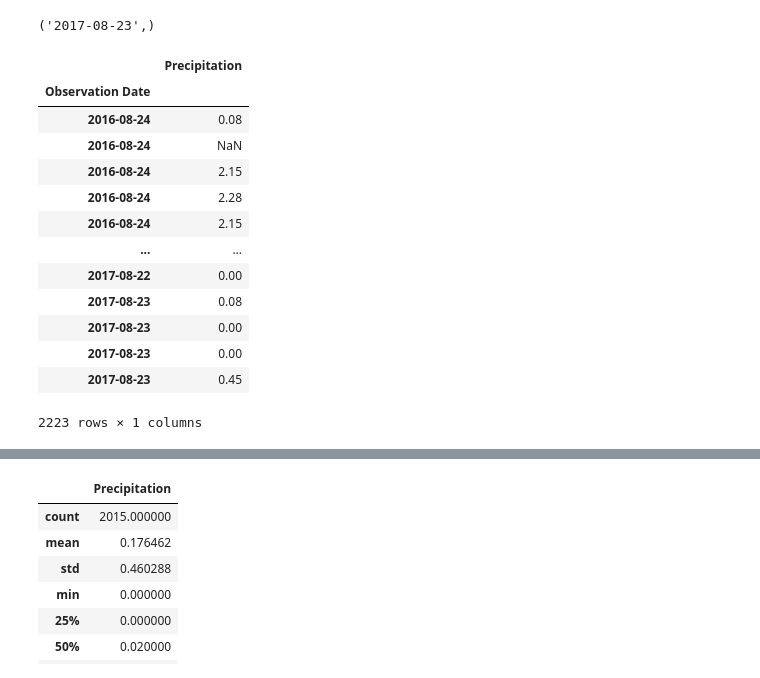
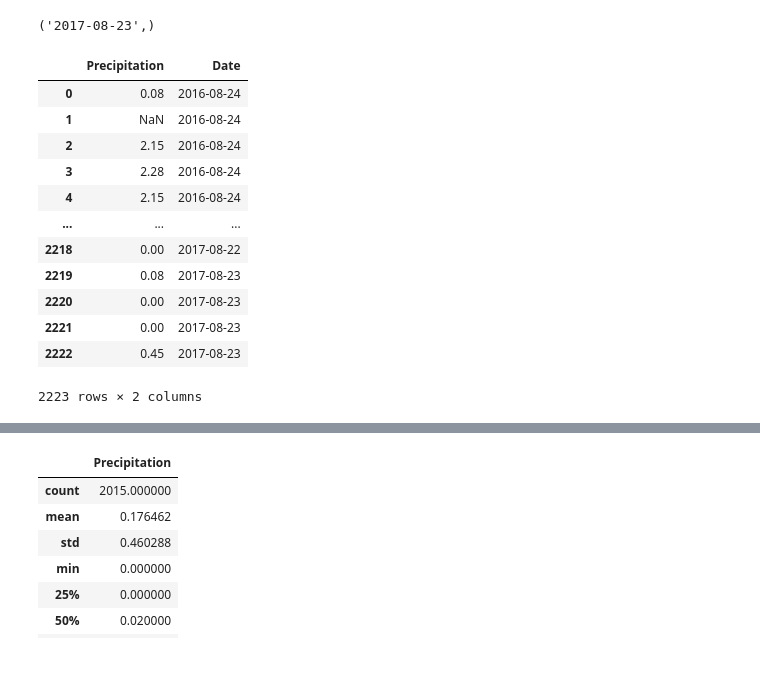
Before and after one commit to ECPrice1/sqlalchemy-challenge, a Jupyter notebook: SurfsUp/climate.ipynb, the cells around one changed output, grey strips where cells are left out. Drawn from its saved outputs; the diff is of its cells as text; code cells hidden in the pictures.

```diff
--- a/SurfsUp/climate.ipynb
+++ b/SurfsUp/climate.ipynb
@@ -50,40 +50,38 @@ most_recent
 # %%
 # Design a query to retrieve the last 12 months of precipitation data and plot the results.
 # Starting from the most recent data point in the database.
 date = dt.date(2017, 8, 23)
 # Calculate the date one year from the last date in data set.
 query_date = date - dt.timedelta(days=365)
-#print("Query Date: ", query_date)
 
 # Perform a query to retrieve the data and precipitation scores
 results = session.query(Measurement.prcp,
                         Measurement.date).\
                   filter(Measurement.date > query_date).all()
 prcp_df = pd.DataFrame(results)
 
 # Save the query results as a Pandas DataFrame. Explicitly set the column names
-prcp_df = prcp_df.rename(columns={'prcp': 'Precipitation', 'date': 'Observation Date'})
+prcp_df = prcp_df.rename(columns={'prcp': 'Precipitation', 'date': 'Date'})
 
 
 # Sort the dataframe by date
-prcp_df_sorted = prcp_df.sort_values('Observation Date', ascending=True).reset_index(drop=True)
-prcp_df_final = prcp_df_sorted[['Precipitation','Observation Date']]
-prcp_df_final = prcp_df_final.set_index('Observation Date')
+prcp_df_sorted = prcp_df.sort_values('Date', ascending=True).reset_index(drop=True)
 
 
-prcp_df_final
+
+
+prcp_df_sorted
 # %% [output]
-|  | Precipitation |
-| Observation Date |  |
-| 2016-08-24 | 0.08 |
-| 2016-08-24 | NaN |
-| 2016-08-24 | 2.15 |
-| 2016-08-24 | 2.28 |
-| 2016-08-24 | 2.15 |
-| ... | ... |
-| 2017-08-22 | 0.00 |
-| 2017-08-23 | 0.08 |
-| 2017-08-23 | 0.00 |
-| 2017-08-23 | 0.00 |
-| 2017-08-23 | 0.45 |
+|  | Precipitation | Date |
+| 0 | 0.08 | 2016-08-24 |
+| 1 | NaN | 2016-08-24 |
+| 2 | 2.15 | 2016-08-24 |
+| 3 | 2.28 | 2016-08-24 |
+| 4 | 2.15 | 2016-08-24 |
+| ... | ... | ... |
+| 2218 | 0.00 | 2017-08-22 |
+| 2219 | 0.08 | 2017-08-23 |
+| 2220 | 0.00 | 2017-08-23 |
+| 2221 | 0.00 | 2017-08-23 |
+| 2222 | 0.45 | 2017-08-23 |
-2223 rows × 1 columns
+2223 rows × 2 columns
```
Also changed, not shown: parts of 7 cells of this notebook, 1 other file.
